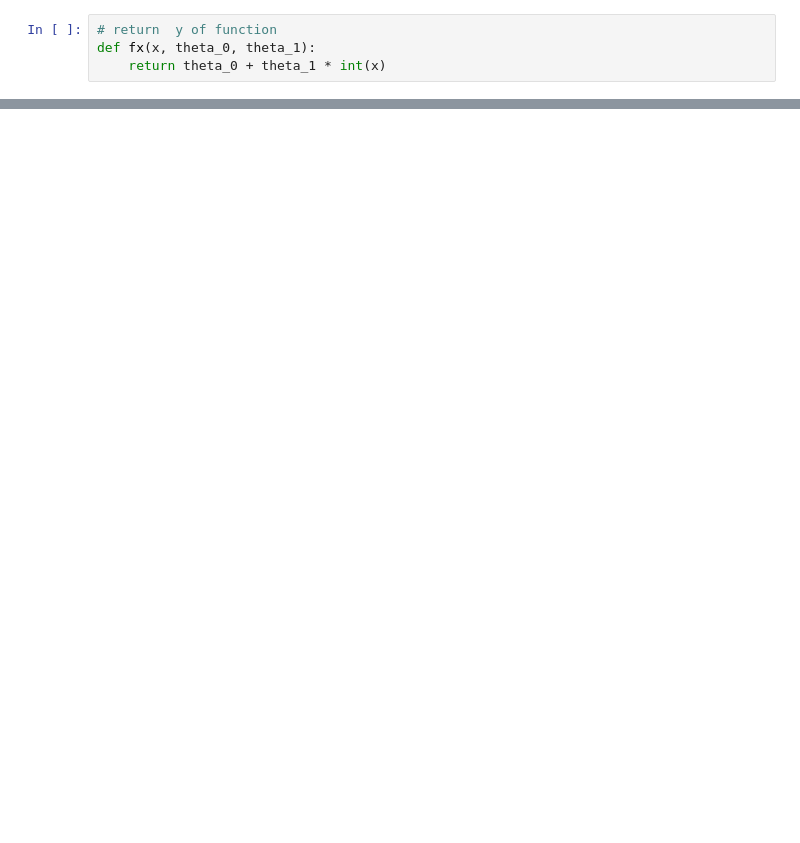
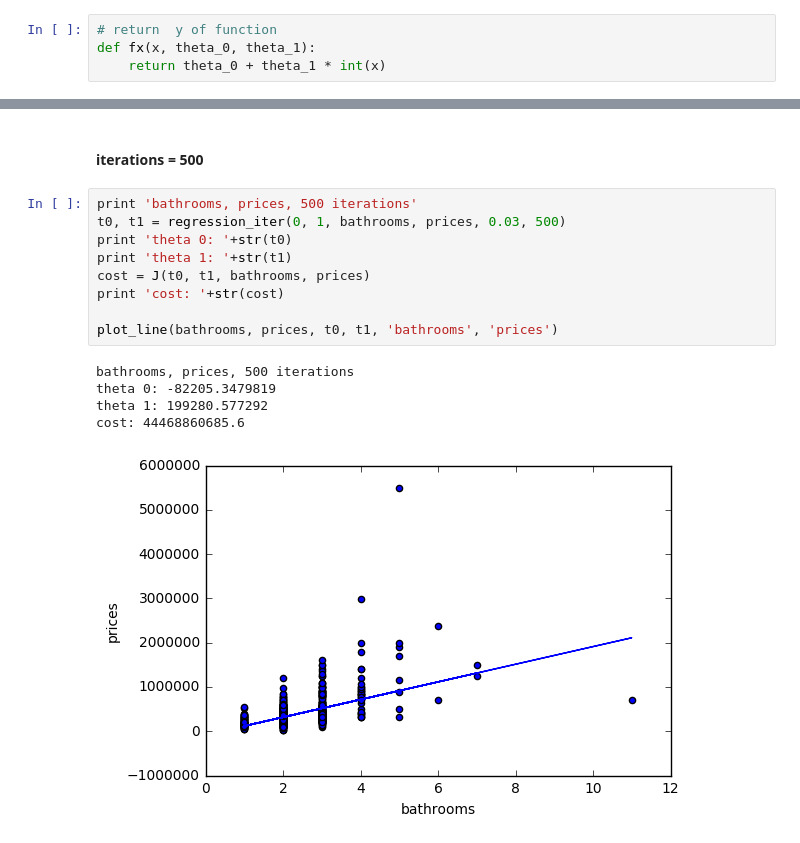
Before and after one commit to davidstap/leren, a Jupyter notebook: gradient_descent.ipynb, the cells around one changed output, grey strips where cells are left out. Drawn from its saved outputs; the diff is of its cells as text; blank space fills up the shorter version.

```diff
--- a/gradient_descent.ipynb
+++ b/gradient_descent.ipynb
@@ -237,0 +233,17 @@ What is the learning rate0.01
+# %% [markdown]
+#### iterations = 500
+# %%
+print 'bathrooms, prices, 500 iterations'
+t0, t1 = regression_iter(0, 1, bathrooms, prices, 0.03, 500)
+print 'theta 0: '+str(t0)
+print 'theta 1: '+str(t1)
+cost = J(t0, t1, bathrooms, prices)
+print 'cost: '+str(cost)
+
+plot_line(bathrooms, prices, t0, t1, 'bathrooms', 'prices')
+# %% [output]
+bathrooms, prices, 500 iterations
+theta 0: -82205.3479819
+theta 1: 199280.577292
+cost: 44468860685.6
+[figure, added]
```
Also changed, not shown: parts of 45 cells of this notebook.
